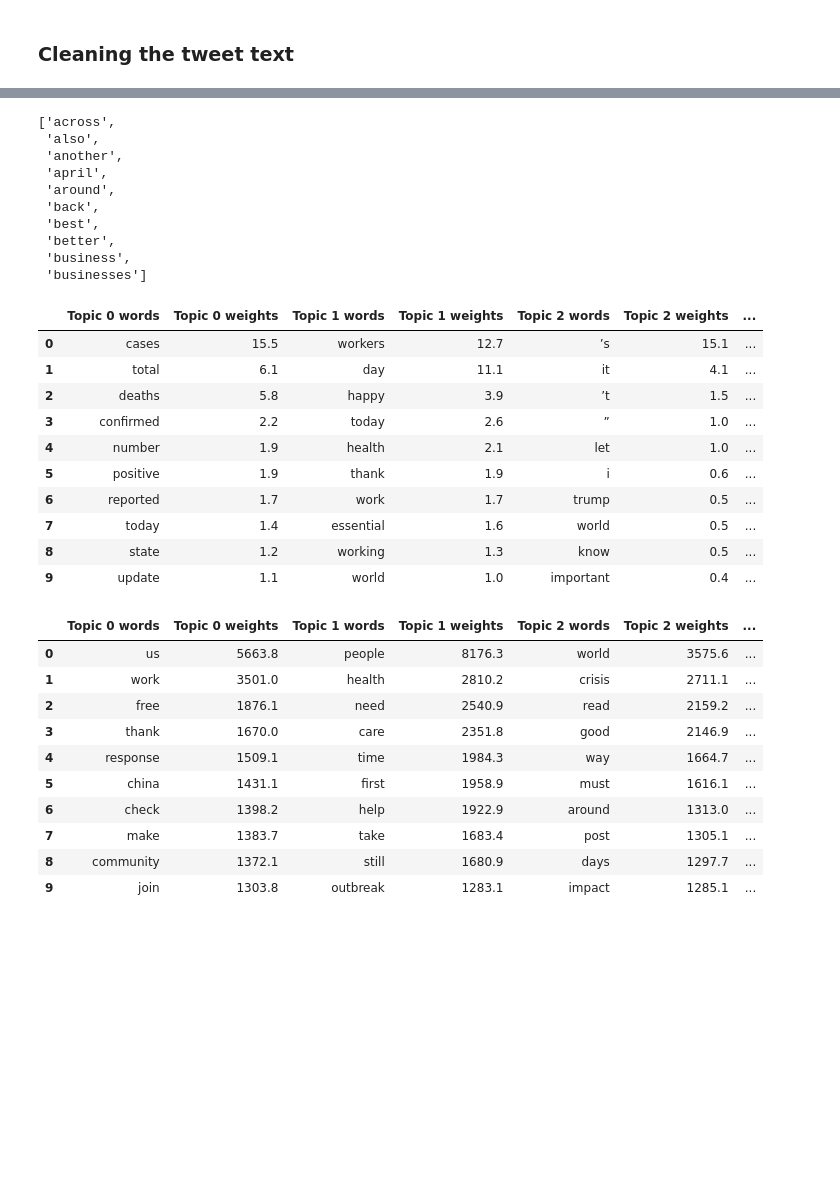
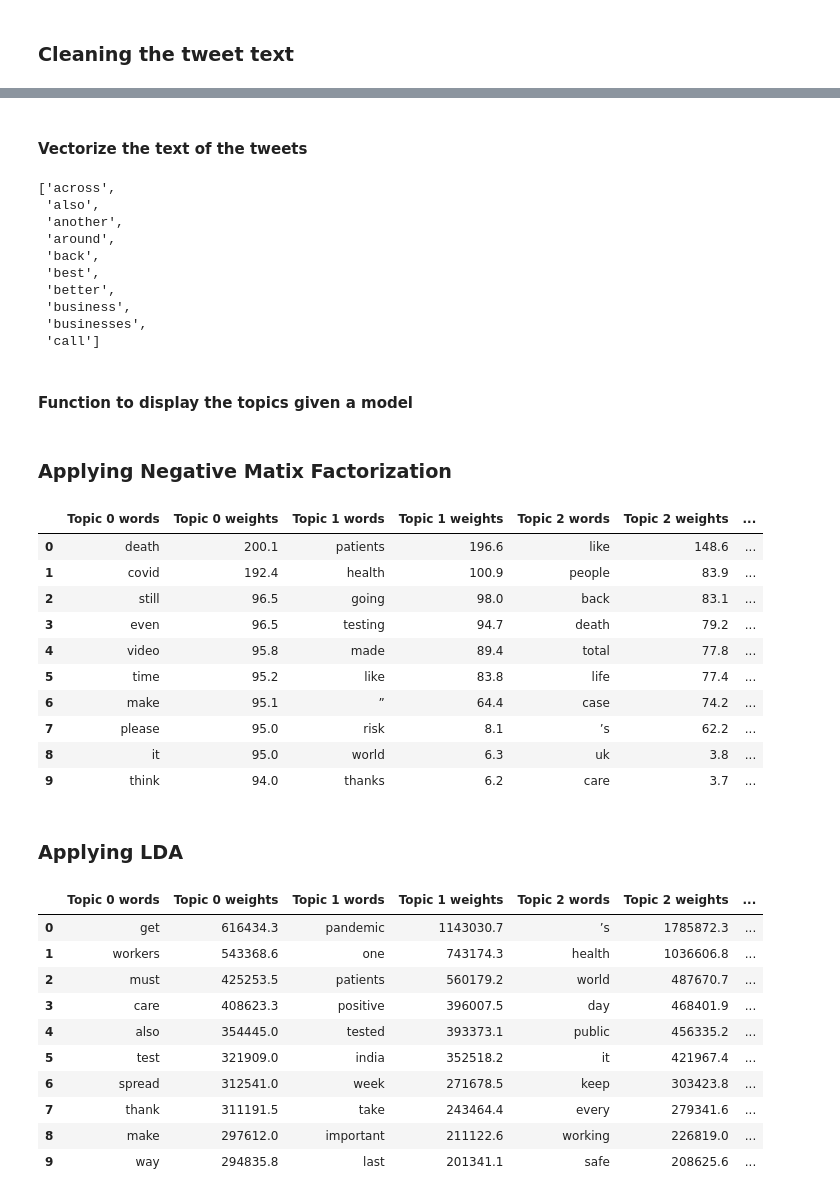
Before and after one commit to Rrishik/COVID-19-tweets, a Jupyter notebook: Analysing topics from tweets.ipynb, the cells around one changed output, grey strips where cells are left out. Drawn from its saved outputs; the diff is of its cells as text; code cells hidden in the pictures; blank space fills up the shorter version.

```diff
--- a/Analysing topics from tweets.ipynb
+++ b/Analysing topics from tweets.ipynb
@@ -85,9 +85,9 @@ for file in sorted(os.listdir(full_dir))[:-2]:
 
     df_full = pd.read_csv(full_dir + file)
 
-    text_list.append(df_full[['id', 'full_text']])
-    popularity_list.append(df_full[['id', 'retweet_count', 'favorite_count']])
-    entities_list.append(df_full[['id', 'entities']])
+    text_list.append(df_full[['id', 'full_text', 'retweet_count', 'entities']])
+#     popularity_list.append(df_full[['id', 'retweet_count', 'favorite_count']])
+    entities_list.append(df_full[['id', 'entities', 'retweet_count']])
 
     print(file + ' ..done')
     print()
@@ -266,7 +288,7 @@ plt.show()
 df_text = pd.concat(text_list)
 df_text = df_text.drop_duplicates().reset_index(drop = True)
 
-df_text = df_text[:100000]
+# df_text = df_text[:100000]
 
 df_text.tail()
 # %% [output]
@@ -279,3 +300,0 @@ df_text.tail()
-# %%
-df_text['entities'] = df_entities.entities
-df_text.tail()
@@ -345,6 +359,14 @@ def get_text_cleaned(tweet):
 
     return text.lower()
 
+def multiplyWithRetweetCount(text, retweet_count):
+    f = 0
+    if(np.isnan(retweet_count)):
+        f = 1
+    else:
+        f = int(retweet_count + 1)
+
+    return text*f
 
 
 def get_text_normalized(tweet):
@@ -356,6 +378,7 @@ def get_text_normalized(tweet):
 
     #Remove the stop words.
     text = [t for t in text if t not in stop_words]
+    text = multiplyWithRetweetCount(text, tweet.retweet_count)
 
     #Create the stemmer.
 #     stemmer = LancasterStemmer()
@@ -376,3 +401,5 @@ df_text.head()
+# %% [markdown]
+#### Vectorize the text of the tweets
 # %%
 # the vectorizer object will be used to transform text to vector form
 vectorizer = CountVectorizer(max_df=0.9, min_df=0.01, token_pattern='\w+|\$[\d\.]+|\S+')
@@ -387,13 +414,15 @@ tf_feature_names[:10]
 ['across',
  'also',
  'another',
- 'april',
  'around',
  'back',
  'best',
  'better',
  'business',
- 'businesses']
+ 'businesses',
+ 'call']
+# %% [markdown]
+#### Function to display the topics given a model
 # %%
 def display_topics(model, feature_names, no_top_words):
     topic_dict = {}
@@ -403,41 +432,49 @@ def display_topics(model, feature_names, no_top_words):
         topic_dict["Topic %d weights" % (topic_idx)]= ['{:.1f}'.format(topic[i])
                         for i in topic.argsort()[:-no_top_words - 1:-1]]
     return pd.DataFrame(topic_dict)
+# %% [markdown]
+### Applying Negative Matix Factorization
 # %%
 n_topics = 10
 # model = LatentDirichletAllocation(n_components=number_of_topics, random_state=0)
 model = NMF(n_components=n_topics, random_state=0, alpha=.1, l1_ratio=.5)
 model.fit(tf)
 no_top_words = 10
-display_topics(model, tf_feature_names, no_top_words)
+topics_df = display_topics(model, tf_feature_names, no_top_words)
+topics_df.to_csv(main_dir + '/outputs/NMF_topics.csv')
+topics_df
 # %% [output]
 |  | Topic 0 words | Topic 0 weights | Topic 1 words | Topic 1 weights | Topic 2 words | Topic 2 weights | ... |
-| 0 | cases | 15.5 | workers | 12.7 | ’s | 15.1 | ... |
-| 1 | total | 6.1 | day | 11.1 | it | 4.1 | ... |
-| 2 | deaths | 5.8 | happy | 3.9 | ’t | 1.5 | ... |
-| 3 | confirmed | 2.2 | today | 2.6 | ” | 1.0 | ... |
-| 4 | number | 1.9 | health | 2.1 | let | 1.0 | ... |
-| 5 | positive | 1.9 | thank | 1.9 | i | 0.6 | ... |
-| 6 | reported | 1.7 | work | 1.7 | trump | 0.5 | ... |
-| 7 | today | 1.4 | essential | 1.6 | world | 0.5 | ... |
-| 8 | state | 1.2 | working | 1.3 | know | 0.5 | ... |
-| 9 | update | 1.1 | world | 1.0 | important | 0.4 | ... |
+| 0 | death | 200.1 | patients | 196.6 | like | 148.6 | ... |
+| 1 | covid | 192.4 | health | 100.9 | people | 83.9 | ... |
+| 2 | still | 96.5 | going | 98.0 | back | 83.1 | ... |
+| 3 | even | 96.5 | testing | 94.7 | death | 79.2 | ... |
+| 4 | video | 95.8 | made | 89.4 | total | 77.8 | ... |
+| 5 | time | 95.2 | like | 83.8 | life | 77.4 | ... |
+| 6 | make | 95.1 | ” | 64.4 | case | 74.2 | ... |
+| 7 | please | 95.0 | risk | 8.1 | ’s | 62.2 | ... |
+| 8 | it | 95.0 | world | 6.3 | uk | 3.8 | ... |
+| 9 | think | 94.0 | thanks | 6.2 | care | 3.7 | ... |
+# %% [markdown]
+### Applying LDA
 # %%
 n_topics = 10
 model = LatentDirichletAllocation(n_components=n_topics, random_state=0)
 # model = NMF(n_components=n_topics, random_state=0, alpha=.1, l1_ratio=.5)
 model.fit(tf)
 no_top_words = 10
-display_topics(model, tf_feature_names, no_top_words)
+topics_df = display_topics(model, tf_feature_names, no_top_words)
+topics_df.to_csv(main_dir + 'outputs/LDA_topics.csv')
+topics_df
 # %% [output]
 |  | Topic 0 words | Topic 0 weights | Topic 1 words | Topic 1 weights | Topic 2 words | Topic 2 weights | ... |
-| 0 | us | 5663.8 | people | 8176.3 | world | 3575.6 | ... |
-| 1 | work | 3501.0 | health | 2810.2 | crisis | 2711.1 | ... |
-| 2 | free | 1876.1 | need | 2540.9 | read | 2159.2 | ... |
-| 3 | thank | 1670.0 | care | 2351.8 | good | 2146.9 | ... |
-| 4 | response | 1509.1 | time | 1984.3 | way | 1664.7 | ... |
-| 5 | china | 1431.1 | first | 1958.9 | must | 1616.1 | ... |
-| 6 | check | 1398.2 | help | 1922.9 | around | 1313.0 | ... |
-| 7 | make | 1383.7 | take | 1683.4 | post | 1305.1 | ... |
-| 8 | community | 1372.1 | still | 1680.9 | days | 1297.7 | ... |
-| 9 | join | 1303.8 | outbreak | 1283.1 | impact | 1285.1 | ... |
+| 0 | get | 616434.3 | pandemic | 1143030.7 | ’s | 1785872.3 | ... |
+| 1 | workers | 543368.6 | one | 743174.3 | health | 1036606.8 | ... |
+| 2 | must | 425253.5 | patients | 560179.2 | world | 487670.7 | ... |
+| 3 | care | 408623.3 | positive | 396007.5 | day | 468401.9 | ... |
+| 4 | also | 354445.0 | tested | 393373.1 | public | 456335.2 | ... |
+| 5 | test | 321909.0 | india | 352518.2 | it | 421967.4 | ... |
+| 6 | spread | 312541.0 | week | 271678.5 | keep | 303423.8 | ... |
+| 7 | thank | 311191.5 | take | 243464.4 | every | 279341.6 | ... |
+| 8 | make | 297612.0 | important | 211122.6 | working | 226819.0 | ... |
+| 9 | way | 294835.8 | last | 201341.1 | safe | 208625.6 | ... |
```
Also changed, not shown: parts of 25 cells of this notebook, 9 other files.
